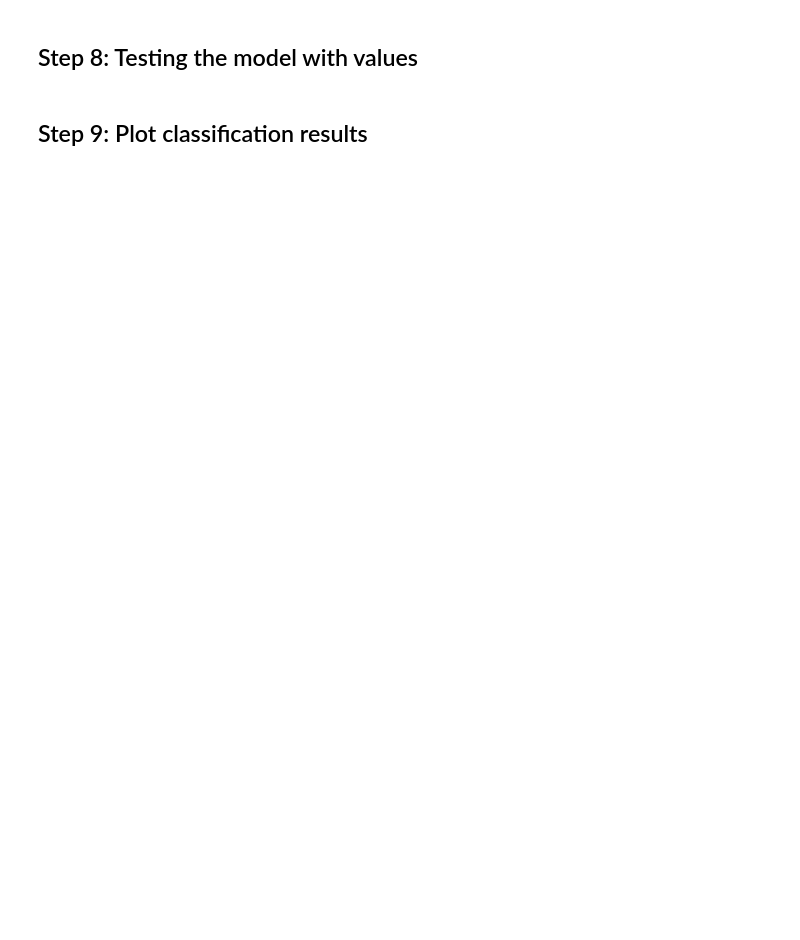
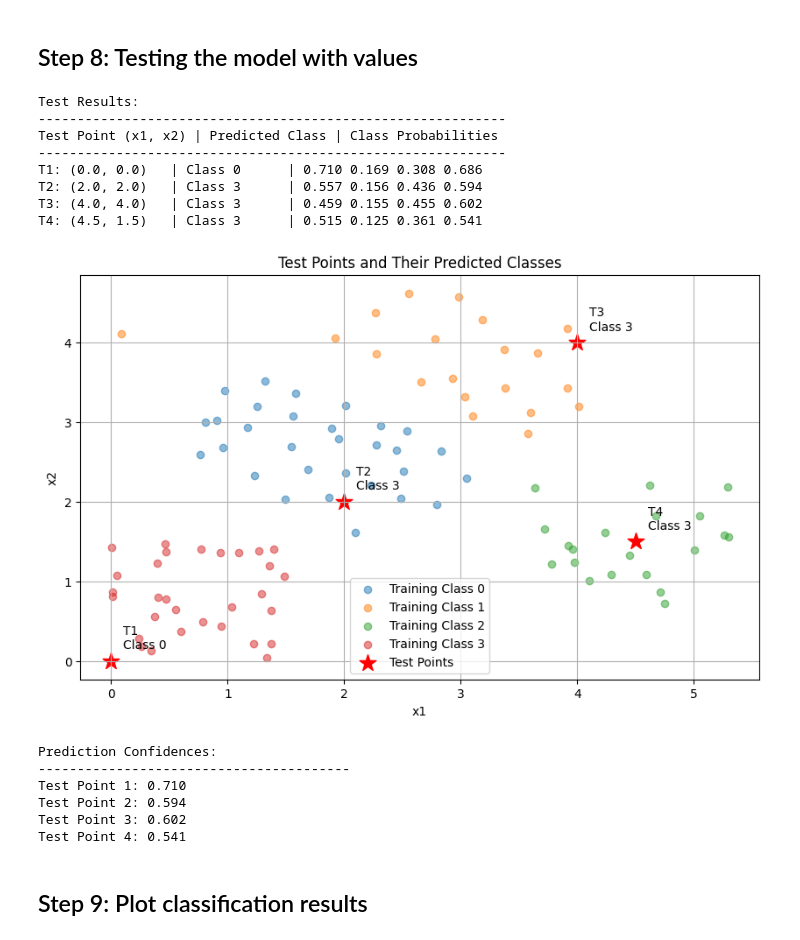
Before and after one commit to ethansmadjaa/ML_LABS2, a Jupyter notebook: LAB1/LAB/LAB_FFNN.ipynb, the cells around one changed output. Cells and saved outputs as stored; diff of their text form; code cells hidden in the pictures; blank space fills up the shorter version.

Commit message:
:sparkles: Improve LAB_FFNN training with updated execution logs

```diff
--- a/LAB1/LAB/LAB_FFNN.ipynb
+++ b/LAB1/LAB/LAB_FFNN.ipynb
@@ -388,55 +366,81 @@ Sample  Actual  Predicted
 # %% [markdown]
 ## Step 8: Testing the model with values
 # %%
+import numpy as np
+import matplotlib.pyplot as plt
+
 # Test data points
 X_test = np.array([
     [0, 0],    # Test point 1
     [2, 2],    # Test point 2
     [4, 4],    # Test point 3
     [4.5, 1.5] # Test point 4
 ])
 
-# Add bias term to test data
-X_test_bar = np.hstack((np.ones((X_test.shape[0], 1)), X_test))
+# Perform forward propagation on test data
+test_output = forward_propagation(X_test, V, W)
 
-
-
-# Get predictions
-predictions = forward_propagation(X_test_bar, V, W)
-predicted_classes = np.argmax(predictions, axis=1)
+# Get predicted classes
+predicted_classes = np.argmax(test_output['G'], axis=1)
 
 # Print results
-print("Test Results:")
-print("-" * 50)
-print("Input Point (x1, x2) | Predicted Class | Output Probabilities")
-print("-" * 50)
-for i, (point, pred_class, probs) in enumerate(zip(X_test, predicted_classes, predictions)):
-    print(f"({point[0]:<4}, {point[1]:<4})      | {pred_class:<14} | {probs}")
+print("\nTest Results:")
+print("-" * 60)
+print("Test Point (x1, x2) | Predicted Class | Class Probabilities")
+print("-" * 60)
 
-# Visualize test points along with training data
+for i, (point, pred_class, probs) in enumerate(zip(X_test, predicted_classes, test_output['G'])):
+    prob_str = ' '.join([f'{p:.3f}' for p in probs])
+    print(f"T{i+1}: ({point[0]:.1f}, {point[1]:.1f})   | Class {pred_class}      | {prob_str}")
+
+# Visualize the results
 plt.figure(figsize=(10, 6))
 
 # Plot training data
-for label in data['y'].unique():
+for label in np.unique(data['y']):
     mask = data['y'] == label
     plt.scatter(data[mask]['x1'], data[mask]['x2'],
-               label=f'Training Class {label}', alpha=0.5)
+               alpha=0.5, label=f'Training Class {label}')
 
 # Plot test points
 plt.scatter(X_test[:, 0], X_test[:, 1],
            color='red', marker='*', s=200,
            label='Test Points')
 
 # Add annotations for test points
 for i, (x, y) in enumerate(X_test):
-    plt.annotate(f'T{i+1}', (x, y),
-                xytext=(10, 10), textcoords='offset points')
+    plt.annotate(f'T{i+1}\nClass {predicted_classes[i]}',
+                (x, y), xytext=(10, 10),
+                textcoords='offset points')
 
-plt.title('Test Points Visualization')
+plt.title('Test Points and Their Predicted Classes')
 plt.xlabel('x1')
 plt.ylabel('x2')
 plt.legend()
 plt.grid(True)
 plt.show()
+
+# Calculate prediction confidence
+confidences = np.max(test_output['G'], axis=1)
+print("\nPrediction Confidences:")
+print("-" * 40)
+for i, conf in enumerate(confidences):
+    print(f"Test Point {i+1}: {conf:.3f}")
+# %% [output]
+Test Results:
+------------------------------------------------------------
+Test Point (x1, x2) | Predicted Class | Class Probabilities
+------------------------------------------------------------
+T1: (0.0, 0.0)   | Class 0      | 0.710 0.169 0.308 0.686
+T2: (2.0, 2.0)   | Class 3      | 0.557 0.156 0.436 0.594
+T3: (4.0, 4.0)   | Class 3      | 0.459 0.155 0.455 0.602
+T4: (4.5, 1.5)   | Class 3      | 0.515 0.125 0.361 0.541
+[figure, added]
+Prediction Confidences:
+----------------------------------------
+Test Point 1: 0.710
+Test Point 2: 0.594
+Test Point 3: 0.602
+Test Point 4: 0.541
 # %% [markdown]
 ## Step 9: Plot classification results
```
Also changed, not shown: parts of 5 cells of this notebook.
